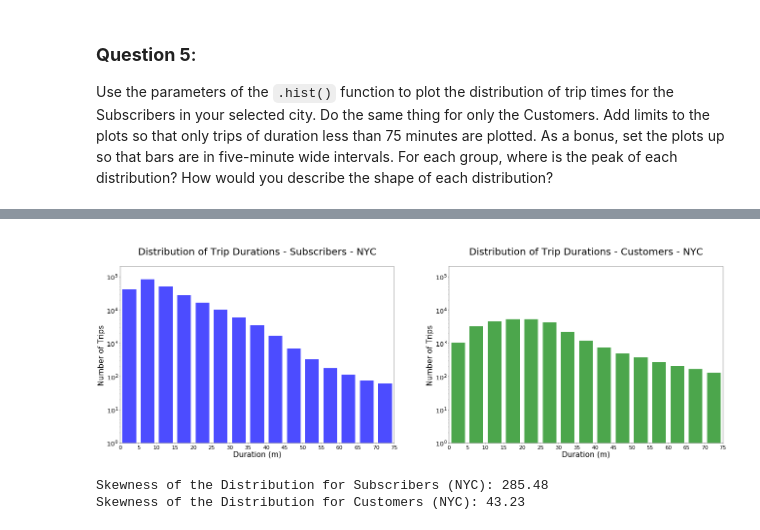
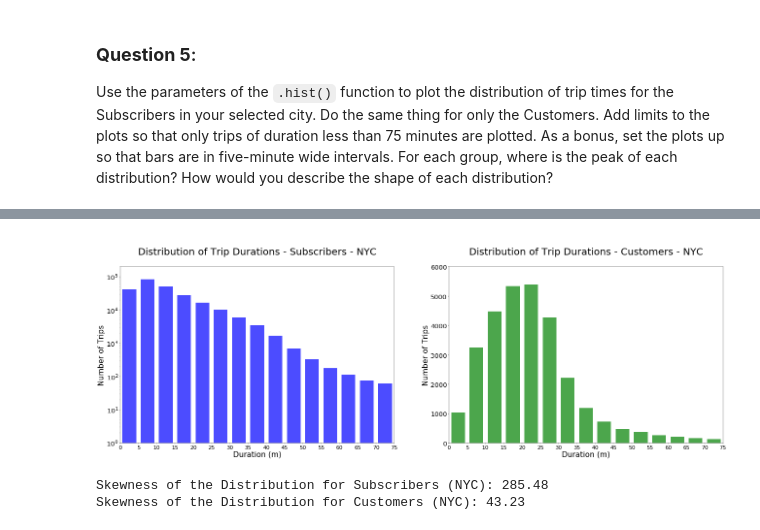
Before and after one commit to SolanaO/dand_t1_p2, a Jupyter notebook: Bike_Share_Analysis.ipynb, the cells around one changed output, grey strips where cells are left out. Drawn from its saved outputs; the diff is of its cells as text; code cells hidden in the pictures.

```diff
--- a/Bike_Share_Analysis.ipynb
+++ b/Bike_Share_Analysis.ipynb
@@ -705,37 +722,37 @@ plt.subplot(1,2,1)
 plt.hist(data_SN, facecolor='b', alpha=0.70, bins=bin5, rwidth=0.75, log = True)
 
 ### title and labels
 plt.title('\n Distribution of Trip Durations - Subscribers - NYC \n', fontsize = 36)
 plt.xlabel('Duration (m)', fontsize = 28)
 plt.ylabel('Number of Trips', fontsize = 28)
 
 ### set limits for the x-axis from 0 to 75 min, with bins set at 5 min intervals
 ### y-axis limits are chosen based on the highest bar in the histogram
 plt.axis([1, 75, 1, 200000])
 plt.xticks(bin5, fontsize = 20)
 plt.yticks(fontsize = 24)
 
 ### the second subplot
 plt.subplot(1,2,2)
 
 ### the histogram for Customers
-### use a logarithmic scale, the output shows more details than the linear one
-plt.hist(data_CN, facecolor='g', alpha=0.70, bins=bin5, rwidth=0.75, log = True)
+### use a linear scale
+plt.hist(data_CN, facecolor='g', alpha=0.70, bins=bin5, rwidth=0.75, log = False)
 
 ### title and labels
 plt.title('\n Distribution of Trip Durations - Customers - NYC \n', fontsize = 36)
 plt.xlabel('Duration (m)', fontsize = 28)
 plt.ylabel('Number of Trips', fontsize = 28)
 
 ### set limits for the x-axis from 0 to 75 min, with bins set at 5 min intervals
 ### y-axis limits are chosen based on the highest bar in the histogram
-plt.axis([1, 75, 1, 200000])
+plt.axis([1, 75, 1, 6000])
 plt.xticks(bin5, fontsize = 20)
 plt.yticks(fontsize = 24)
 
 plt.show()
 # %% [output]
-[figure, old version]
+[figure, new version]
 # %%
 ### import skew from the stats package
 from scipy.stats import skew
```
Also changed, not shown: parts of 2 cells of this notebook, 1 other file.
